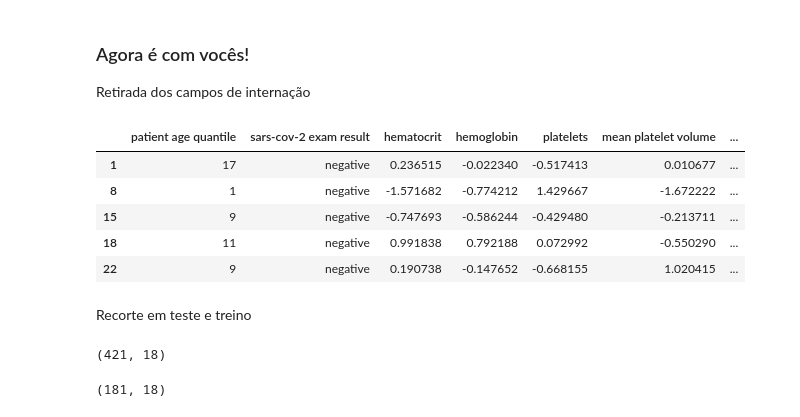
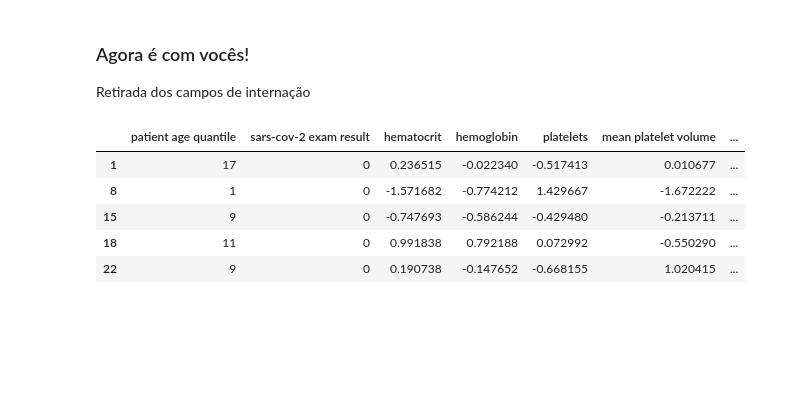
Before and after one commit to salemribeiro/COVID-Kunumi-42, a Jupyter notebook: Covid-42-KUNUMI-Einstein.ipynb, the cells around one changed output. Cells and saved outputs as stored; diff of their text form; code cells hidden in the pictures; blank space fills up the shorter version.

```diff
--- a/Covid-42-KUNUMI-Einstein.ipynb
+++ b/Covid-42-KUNUMI-Einstein.ipynb
@@ -404,14 +404,14 @@ Retirada dos campos de internação
 # %%
 df9 = df9.drop(columns=['patient addmited to regular ward (1=yes, 0=no)'])
 df9 = df9.drop(columns=['patient addmited to semi-intensive unit (1=yes, 0=no)'])
 df9 = df9.drop(columns=['patient addmited to intensive care unit (1=yes, 0=no)'])
-df9.head()
+df10 = df9
+df10.replace(to_replace=['negative','positive'],value=[0,1],inplace=True)
+df10.head()
 # %% [output]
 |  | patient age quantile | sars-cov-2 exam result | hematocrit | hemoglobin | platelets | mean platelet volume | ... |
-| 1 | 17 | negative | 0.236515 | -0.022340 | -0.517413 | 0.010677 | ... |
-| 8 | 1 | negative | -1.571682 | -0.774212 | 1.429667 | -1.672222 | ... |
-| 15 | 9 | negative | -0.747693 | -0.586244 | -0.429480 | -0.213711 | ... |
-| 18 | 11 | negative | 0.991838 | 0.792188 | 0.072992 | -0.550290 | ... |
-| 22 | 9 | negative | 0.190738 | -0.147652 | -0.668155 | 1.020415 | ... |
+| 1 | 17 | 0 | 0.236515 | -0.022340 | -0.517413 | 0.010677 | ... |
+| 8 | 1 | 0 | -1.571682 | -0.774212 | 1.429667 | -1.672222 | ... |
+| 15 | 9 | 0 | -0.747693 | -0.586244 | -0.429480 | -0.213711 | ... |
+| 18 | 11 | 0 | 0.991838 | 0.792188 | 0.072992 | -0.550290 | ... |
+| 22 | 9 | 0 | 0.190738 | -0.147652 | -0.668155 | 1.020415 | ... |
-# %% [markdown]
-Recorte em teste e treino
@@ -424,8 +417,0 @@ X_train, X_test = train_test_split(df9, test_size=0.3, random_state=int(time.tim
-# %%
-X_train.shape
-# %% [output]
-(421, 18)
-# %%
-X_test.shape
-# %% [output]
-(181, 18)
```
Also changed, not shown: parts of 26 cells of this notebook, 1 other file.
